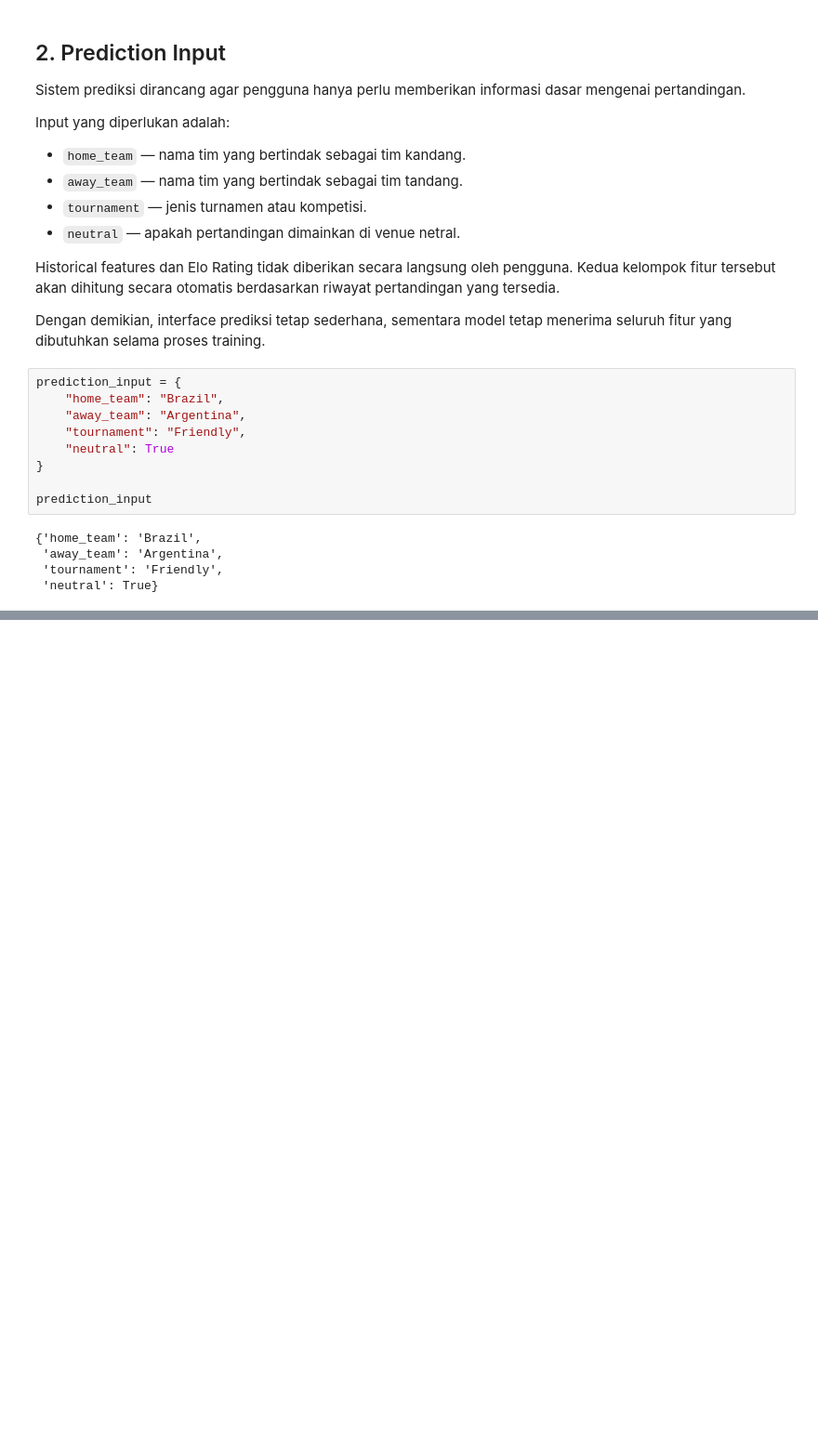
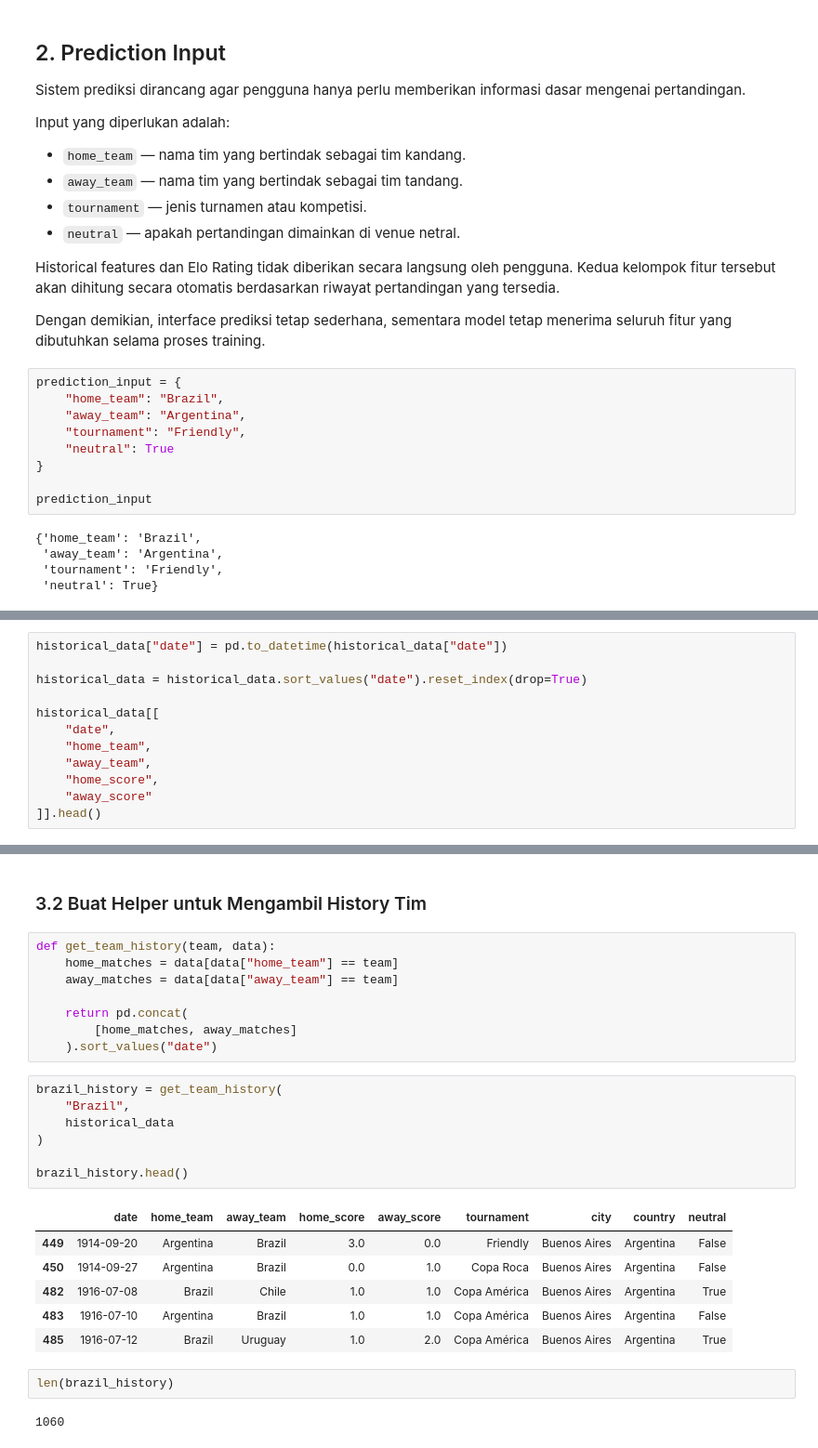
Before and after one commit to RyannPy/international-football-prediction, a Jupyter notebook: notebooks/13_prediction_api.ipynb, the cells around one changed output, grey strips where cells are left out. Shown at 93% size. Drawn from its saved outputs; the diff is of its cells as text; blank space fills up the shorter version.

```diff
--- a/notebooks/13_prediction_api.ipynb
+++ b/notebooks/13_prediction_api.ipynb
@@ -105,0 +137,12 @@ prediction_input
+# %%
+historical_data["date"] = pd.to_datetime(historical_data["date"])
+
+historical_data = historical_data.sort_values("date").reset_index(drop=True)
+
+historical_data[[
+    "date",
+    "home_team",
+    "away_team",
+    "home_score",
+    "away_score"
+]].head()
@@ -105,0 +156,28 @@ prediction_input
+# %% [markdown]
+### 3.2 Buat Helper untuk Mengambil History Tim
+# %%
+def get_team_history(team, data):
+    home_matches = data[data["home_team"] == team]
+    away_matches = data[data["away_team"] == team]
+
+    return pd.concat(
+        [home_matches, away_matches]
+    ).sort_values("date")
+# %%
+brazil_history = get_team_history(
+    "Brazil",
+    historical_data
+)
+
+brazil_history.head()
+# %% [output]
+|  | date | home_team | away_team | home_score | away_score | tournament | city | country | neutral |
+| 449 | 1914-09-20 | Argentina | Brazil | 3.0 | 0.0 | Friendly | Buenos Aires | Argentina | False |
+| 450 | 1914-09-27 | Argentina | Brazil | 0.0 | 1.0 | Copa Roca | Buenos Aires | Argentina | False |
+| 482 | 1916-07-08 | Brazil | Chile | 1.0 | 1.0 | Copa América | Buenos Aires | Argentina | True |
+| 483 | 1916-07-10 | Argentina | Brazil | 1.0 | 1.0 | Copa América | Buenos Aires | Argentina | False |
+| 485 | 1916-07-12 | Brazil | Uruguay | 1.0 | 2.0 | Copa América | Buenos Aires | Argentina | True |
+# %%
+len(brazil_history)
+# %% [output]
+1060
```
Also changed, not shown: parts of 19 cells of this notebook.
